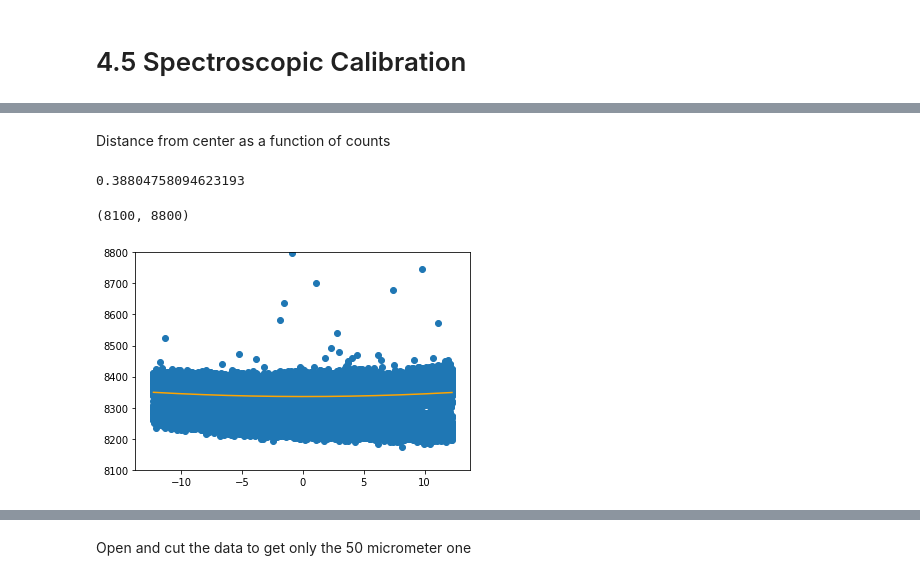
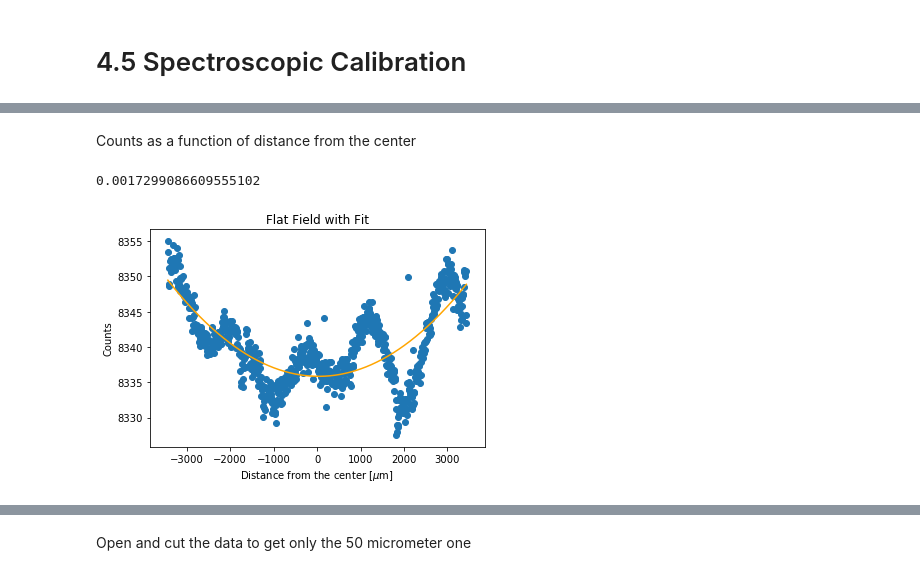
Before and after one commit to astro-kjc/AST443, a Jupyter notebook: Lab0/Lab0.ipynb, the cells around one changed output, grey strips where cells are left out. Cells and saved outputs as stored; diff of their text form; code cells hidden in the pictures.

```diff
--- a/Lab0/Lab0.ipynb
+++ b/Lab0/Lab0.ipynb
@@ -303,7 +297,7 @@ hdu.writeto('new2.fits', overwrite=True)
 # %% [markdown]
 # 4.5 Spectroscopic Calibration
 # %%
-flatspecs = sorted(glob.glob("data/flat/spec_flat_field.FIT"))
+flatspecs = sorted(glob.glob("data/spectrum/spec_flat_field.FIT"))
 flatspecs = list(map(fits.open, flatspecs[:]))
 master_flatspec = flatspecs[0][0].data
 # %%
@@ -343,0 +318,11 @@ plt.ylim(8100,8800);
+# %%
+microns_per_pixel = 9
+mid = (cropped.shape[1] - 1) / 2 * microns_per_pixel
+x = np.linspace(-mid, mid, num=cropped.shape[1])
+y = np.mean(cropped, axis=0)
+
+plt.scatter(x, y)
+
+plt.title("Flat Field")
+plt.xlabel(r'Distance from center [$\mu$m]')
+plt.ylabel('Mean Counts');
@@ -344,21 +331,20 @@ plt.ylim(8100,8800);
 # %% [markdown]
-Distance from center as a function of counts
+Counts as a function of distance from the center
 # %%
-x = np.array(x).flatten()
-y = np.array(y).flatten()
-
 N = 2
 fitfunc = np.poly1d(np.polyfit(x,y,N)) #creates a function that takes in a point and fits it to all data
-fitfunc(2)
 
 np.sum( (y - fitfunc(x))**2 / y.mean() ) / (len(x)-N-1) #Chi squared
 # %% [output]
-0.38804758094623193
+0.0017299086609555102
 # %%
 sortedx = np.sort(x)
 plt.plot(sortedx,fitfunc(sortedx), color="orange")
-plt.scatter(x,y);
-plt.ylim(8100,8800) #plot out low-polynomial regression function #bin it
+plt.scatter(x,y)
+
+plt.title("Flat Field with Fit")
+plt.ylabel("Counts")
+plt.xlabel(r"Distance from the center [$\mu$m]");
+#plot out low-polynomial regression function #bin it
 # %% [output]
-(8100, 8800)
-[figure, old version]
+[figure, new version]
```
Also changed, not shown: parts of 27 cells of this notebook.
